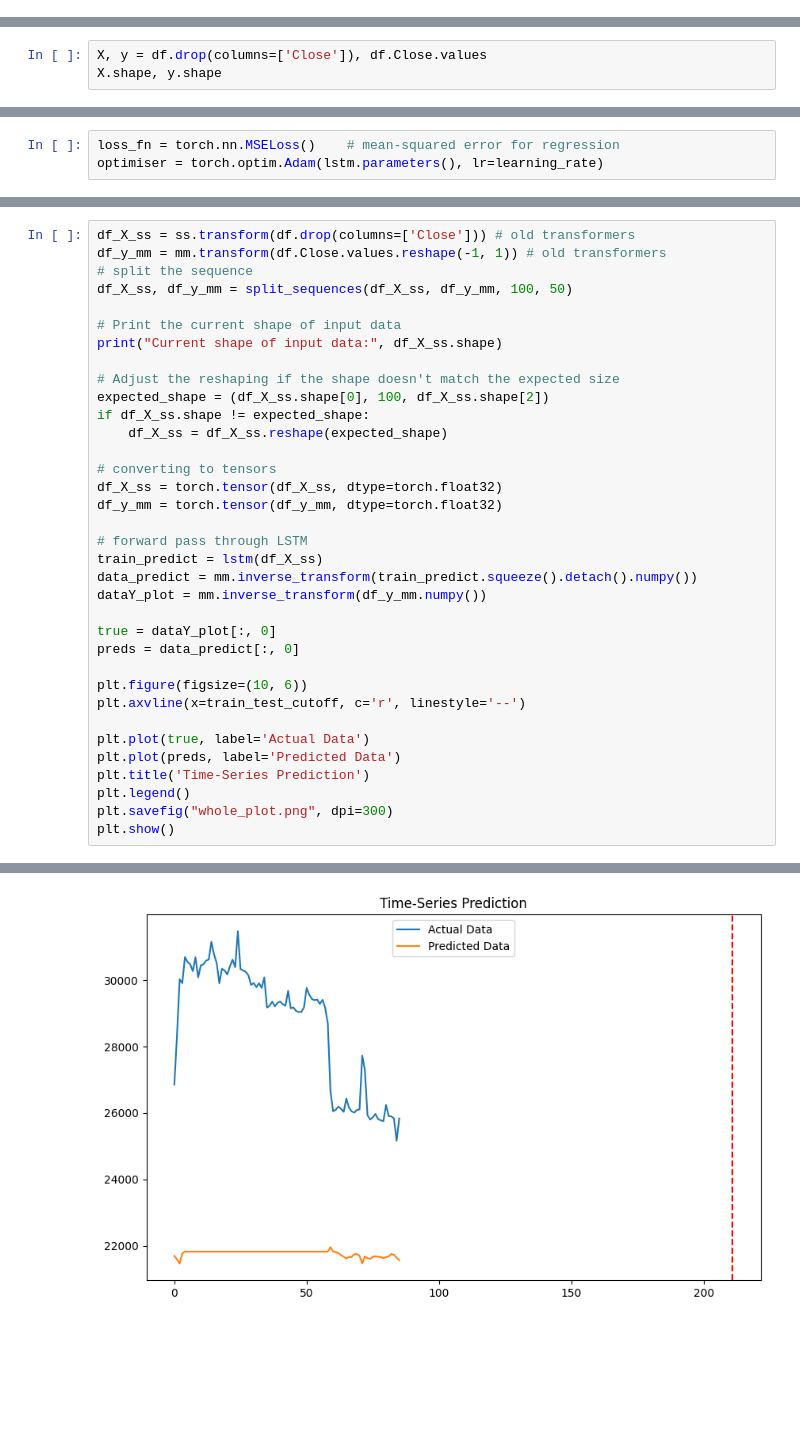
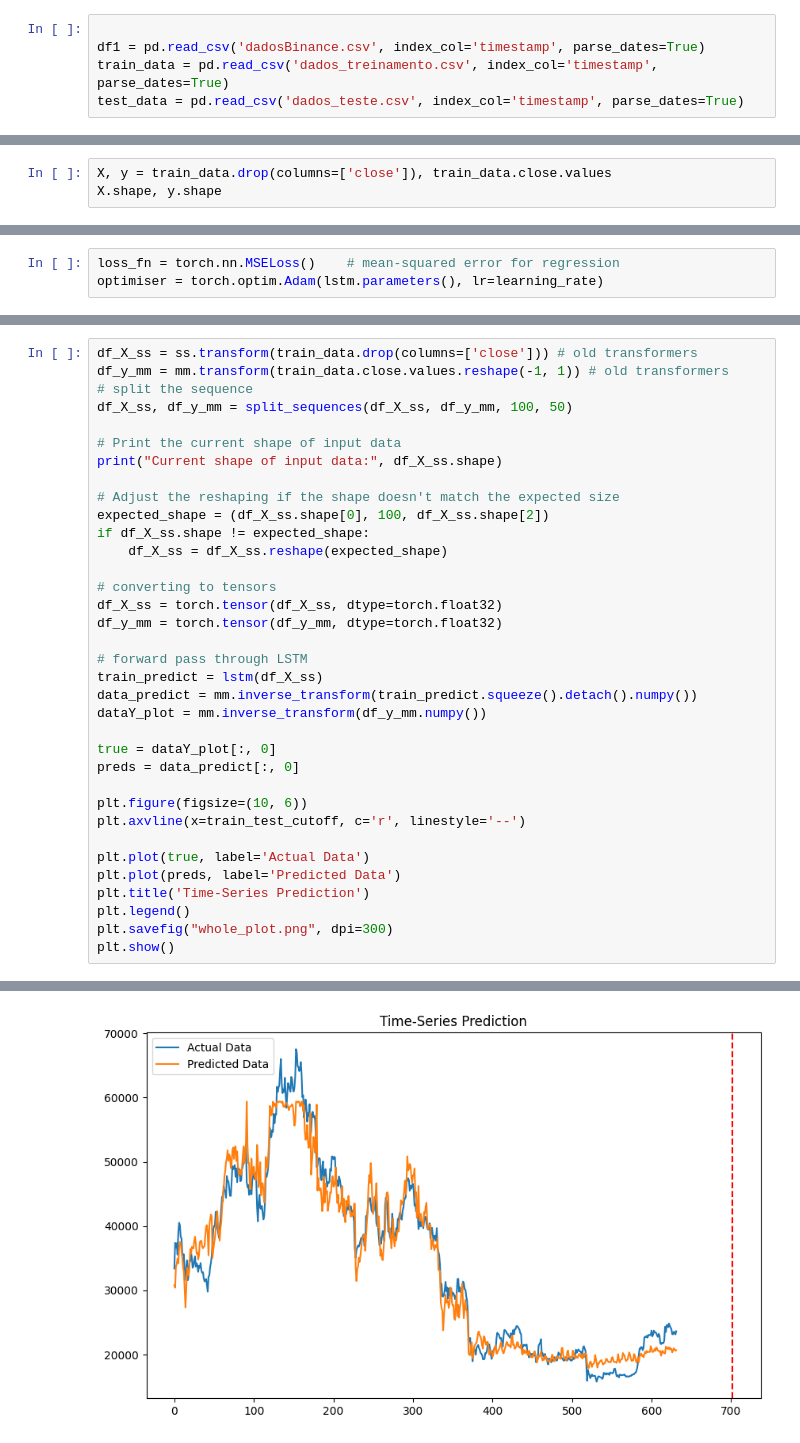
Before and after one commit to JandersonHillebrecht/redeLSTM, a Jupyter notebook: redeLSTM.ipynb, the cells around one changed output, grey strips where cells are left out. Drawn from its saved outputs; the diff is of its cells as text; blank space fills up the shorter version.

```diff
--- a/redeLSTM.ipynb
+++ b/redeLSTM.ipynb
@@ -46 +93,6 @@ Date
+# %%
+
+df1 = pd.read_csv('dadosBinance.csv', index_col='timestamp', parse_dates=True)
+train_data = pd.read_csv('dados_treinamento.csv', index_col='timestamp', parse_dates=True)
+test_data = pd.read_csv('dados_teste.csv', index_col='timestamp', parse_dates=True)
 # %%
@@ -55,4 +151,4 @@ plt.show();
 # %%
-X, y = df.drop(columns=['Close']), df.Close.values
+X, y = train_data.drop(columns=['close']), train_data.close.values
 X.shape, y.shape
 # %% [output]
@@ -294,6 +382,6 @@ Epoch: 900, train loss: nan, test loss: 0.27874
 # %%
-df_X_ss = ss.transform(df.drop(columns=['Close'])) # old transformers
-df_y_mm = mm.transform(df.Close.values.reshape(-1, 1)) # old transformers
+df_X_ss = ss.transform(train_data.drop(columns=['close'])) # old transformers
+df_y_mm = mm.transform(train_data.close.values.reshape(-1, 1)) # old transformers
 # split the sequence
 df_X_ss, df_y_mm = split_sequences(df_X_ss, df_y_mm, 100, 50)
 
@@ -331 +419 @@ Current shape of input data: (86, 100, 4)
-[figure, old version]
+[figure, new version]
```
Also changed, not shown: parts of 20 cells of this notebook.
